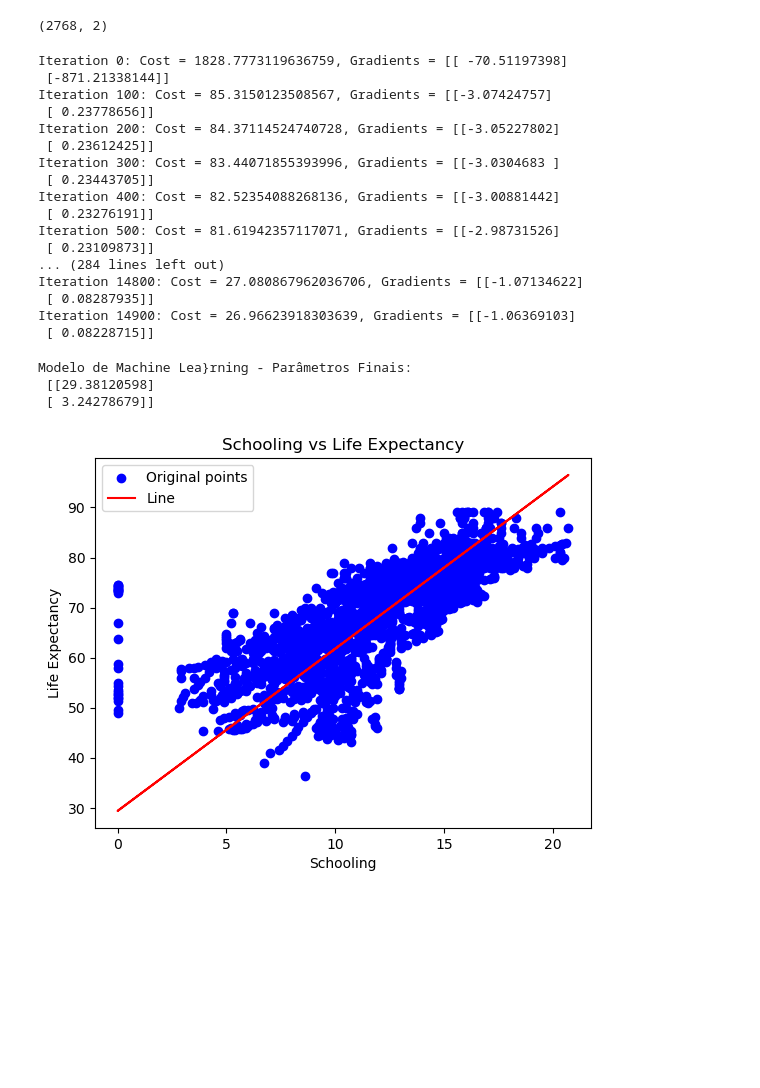
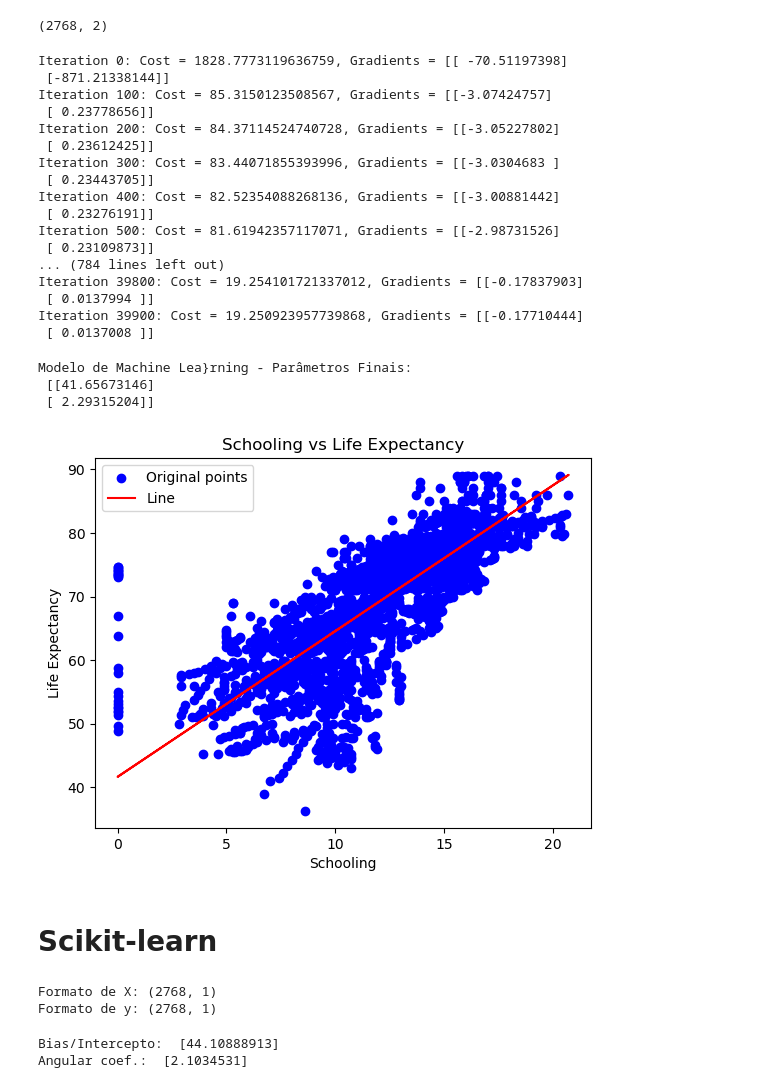
Before and after one commit to joaovquintas/Linear-Regression-1, a Jupyter notebook: linear_regression.ipynb, the cells around one changed output. Saved outputs shown, nothing was run; the diff lists cells and outputs as text; code cells hidden in the pictures; blank space fills up the shorter version.

Commit message:
Scikit

```diff
--- a/linear_regression.ipynb
+++ b/linear_regression.ipynb
@@ -17,10 +17,8 @@ print("Columns:", columns)
 Lines: 2768
 Columns: 22
 # %%
-X = data['Schooling'].values
-y = data['Life expectancy '].values
-
-y = y.reshape(-1, 1)
+X = data[['Schooling']].values
+y = data['Life expectancy '].values.reshape(-1, 1)
 
 y.shape
 
@@ -99,32 +97,54 @@ Iteration 400: Cost = 82.52354088268136, Gradients = [[-3.00881442]
  [ 0.23276191]]
 Iteration 500: Cost = 81.61942357117071, Gradients = [[-2.98731526]
  [ 0.23109873]]
-... (284 lines left out)
-Iteration 14800: Cost = 27.080867962036706, Gradients = [[-1.07134622]
- [ 0.08287935]]
-Iteration 14900: Cost = 26.96623918303639, Gradients = [[-1.06369103]
- [ 0.08228715]]
+... (784 lines left out)
+Iteration 39800: Cost = 19.254101721337012, Gradients = [[-0.17837903]
+ [ 0.0137994 ]]
+Iteration 39900: Cost = 19.250923957739868, Gradients = [[-0.17710444]
+ [ 0.0137008 ]]
 # %%
 print("Modelo de Machine Lea}rning - Parâmetros Finais:\n", theta_opt)
 # %% [output]
 Modelo de Machine Lea}rning - Parâmetros Finais:
- [[29.38120598]
- [ 3.24278679]]
+ [[41.65673146]
+ [ 2.29315204]]
 # %%
 # Previsão com os parâmetros ajustados
-y_pred = X_b.dot(theta_opt)
+y_predict = X_b.dot(theta_opt)
 
 # Plotar os dados
 plt.scatter(X, y, color='blue', label='Original points')
 
 # Plotar a linha de regressão
-plt.plot(X, y_pred, color='red', label='Line')
+plt.plot(X, y_predict, color='red', label='Line')
 
 # Configurações do gráfico
 plt.title('Schooling vs Life Expectancy')
 plt.xlabel('Schooling')
 plt.ylabel('Life Expectancy')
 plt.legend()
 plt.show()
 # %% [output]
-[figure, old version]
+[figure, new version]
+# %% [markdown]
+# Scikit-learn
+# %%
+print("Formato de X:", X.shape)  #i was getting an error because X was 1D vector not an 2D.
+print("Formato de y:", y.shape)
+# %% [output]
+Formato de X: (2768, 1)
+Formato de y: (2768, 1)
+# %%
+from sklearn.linear_model import LinearRegression
+
+model = LinearRegression()
+
+model.fit(X, y)
+
+print("Bias/Intercepto: ", model.intercept_)
+print("Angular coef.: ", model.coef_[0])
+
+y_pred = model.predict(X)
+# %% [output]
+Bias/Intercepto:  [44.10888913]
+Angular coef.:  [2.1034531]
```
Also changed, not shown: parts of 4 cells of this notebook.
